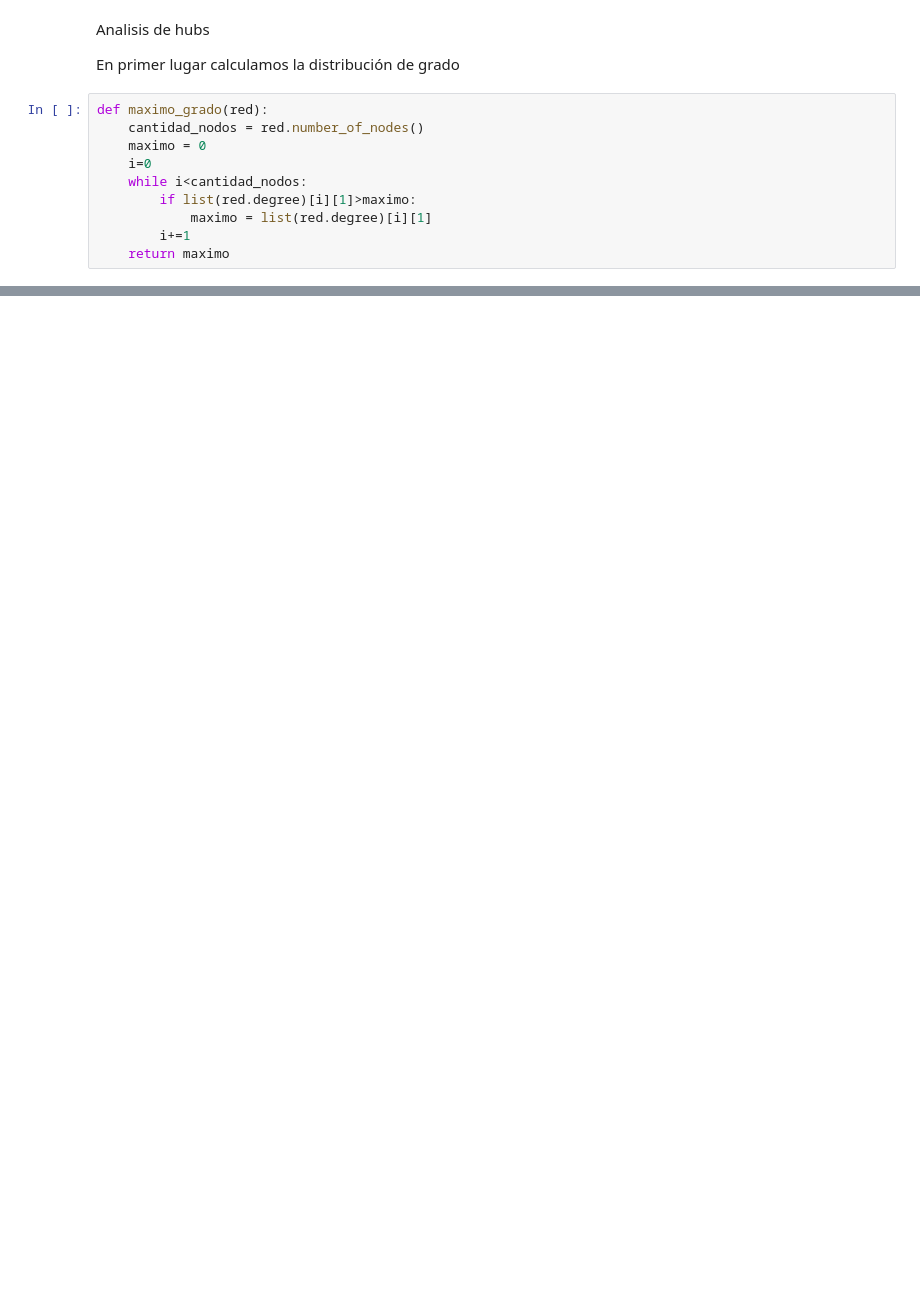
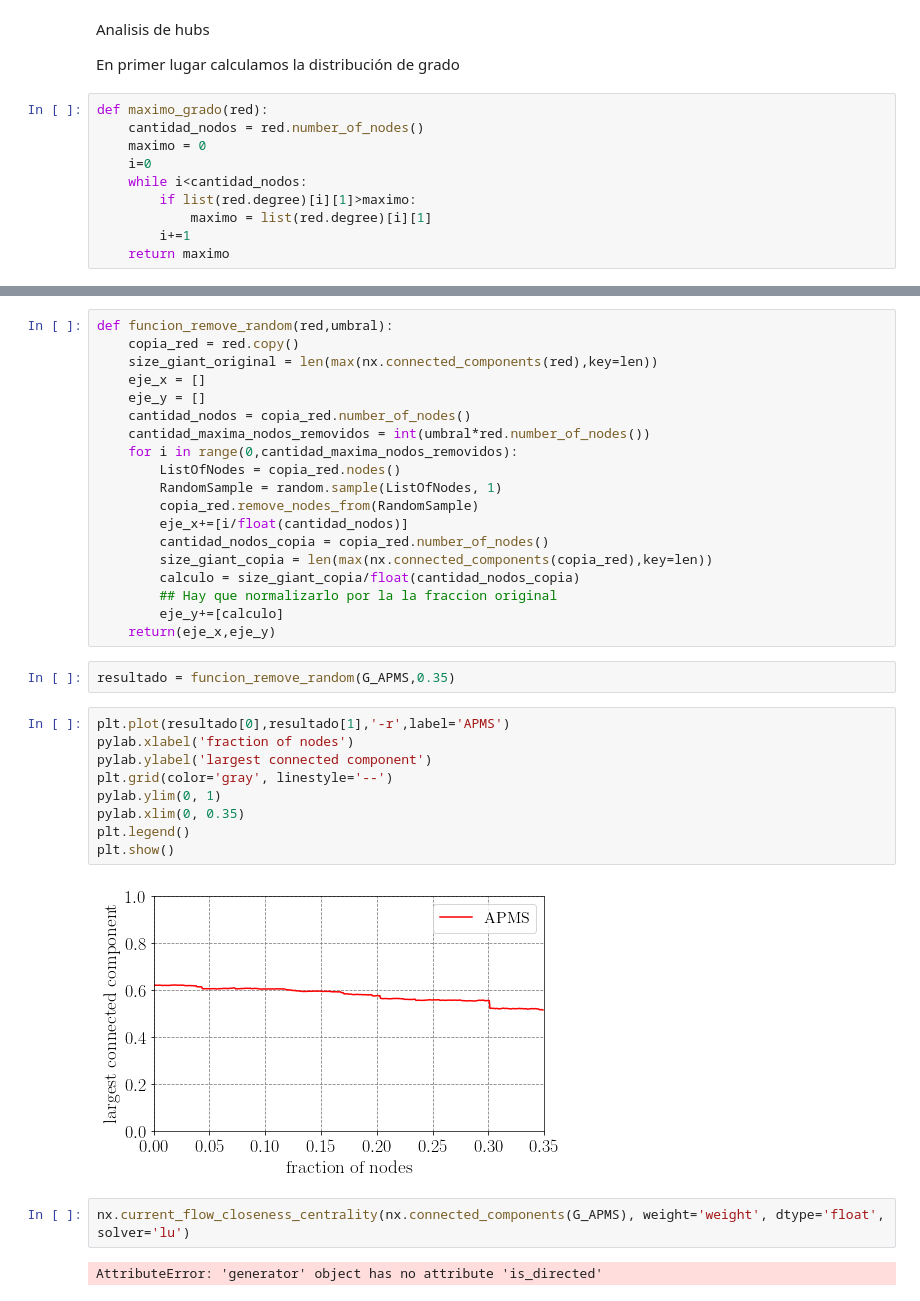
Before and after one commit to ignaciosticco/tp2, a Jupyter notebook: tp2.ipynb, the cells around one changed output, grey strips where cells are left out. Drawn from its saved outputs; the diff is of its cells as text; blank space fills up the shorter version.

Commit message:
Random removal

```diff
--- a/tp2.ipynb
+++ b/tp2.ipynb
@@ -185,0 +274,36 @@ array([ 0.,  0.,  0.,  0.,  0.,  0.,  0.,  0.,  0.,  0.,  0.,  0.,  0.,
+# %%
+def funcion_remove_random(red,umbral):
+    copia_red = red.copy()
+    size_giant_original = len(max(nx.connected_components(red),key=len))
+    eje_x = []
+    eje_y = []
+    cantidad_nodos = copia_red.number_of_nodes()
+    cantidad_maxima_nodos_removidos = int(umbral*red.number_of_nodes())
+    for i in range(0,cantidad_maxima_nodos_removidos):
+        ListOfNodes = copia_red.nodes()
+        RandomSample = random.sample(ListOfNodes, 1)
+        copia_red.remove_nodes_from(RandomSample)
+        eje_x+=[i/float(cantidad_nodos)]
+        cantidad_nodos_copia = copia_red.number_of_nodes()
+        size_giant_copia = len(max(nx.connected_components(copia_red),key=len))
+        calculo = size_giant_copia/float(cantidad_nodos_copia)
+        ## Hay que normalizarlo por la la fraccion original
+        eje_y+=[calculo]
+    return(eje_x,eje_y)
+# %%
+resultado = funcion_remove_random(G_APMS,0.35)
+# %%
+plt.plot(resultado[0],resultado[1],'-r',label='APMS')
+pylab.xlabel('fraction of nodes')
+pylab.ylabel('largest connected component')
+plt.grid(color='gray', linestyle='--')
+pylab.ylim(0, 1)
+pylab.xlim(0, 0.35)
+plt.legend()
+plt.show()
+# %% [output]
+[figure, added]
+# %%
+nx.current_flow_closeness_centrality(nx.connected_components(G_APMS), weight='weight', dtype='float', solver='lu')
+# %% [output]
+AttributeError: 'generator' object has no attribute 'is_directed'
```
Also changed, not shown: parts of 21 cells of this notebook.
